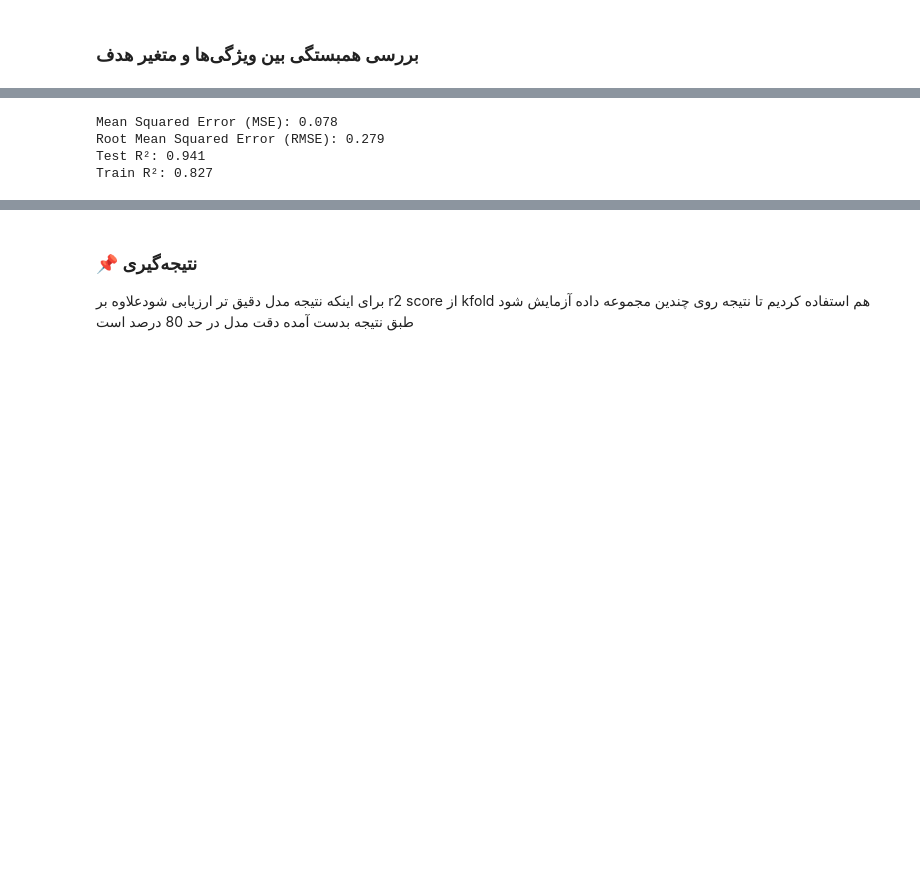
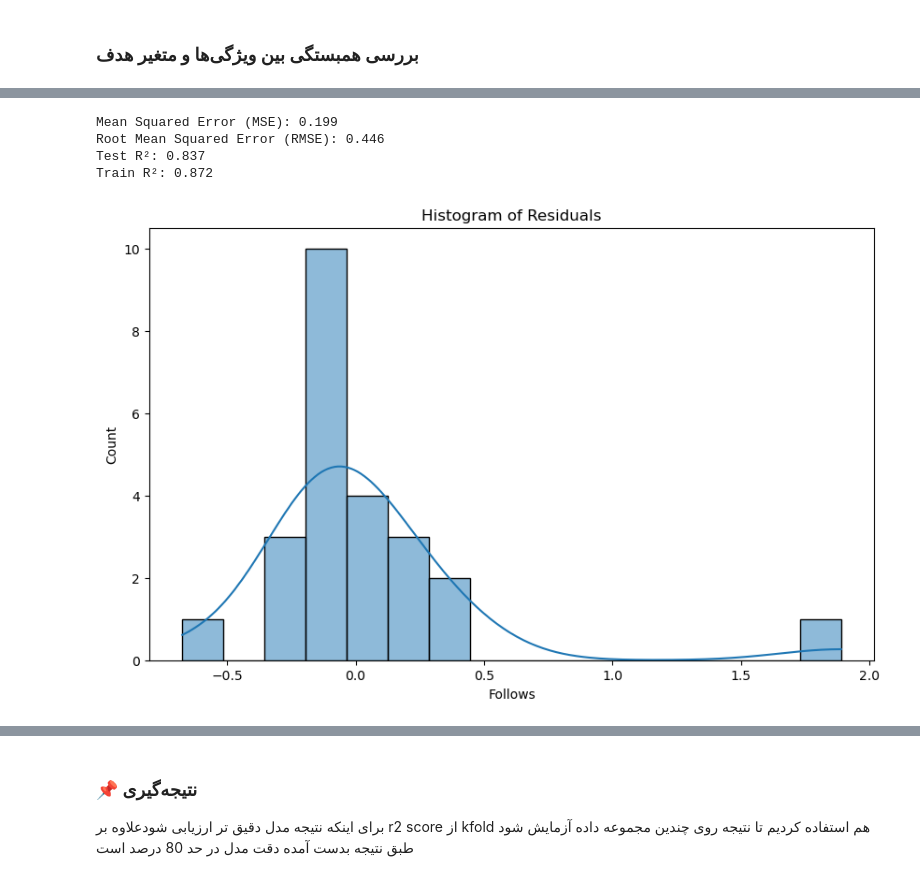
Before and after one commit to zahra5898/1404, a Jupyter notebook: projects/multiple-linear-regression/multiple_linier_regression.ipynb, the cells around one changed output, grey strips where cells are left out. Saved outputs shown, nothing was run; the diff lists cells and outputs as text; code cells hidden in the pictures; blank space fills up the shorter version.

```diff
--- a/projects/multiple-linear-regression/multiple_linier_regression.ipynb
+++ b/projects/multiple-linear-regression/multiple_linier_regression.ipynb
@@ -151,6 +170,6 @@ removed data count: 119
 # %%
 scaler = StandardScaler()
-df_scaled = df_tirmmed.copy()
+df_scaled = df.copy()
 
 df_scaled[features] = scaler.fit_transform(df_scaled[features])
 # %%
@@ -193,28 +222,36 @@ Intercept: 0.011
 # %%
 # =====================
 # Model Evaluation
 # =====================
 
 # Make predictions
 y_pred = model.predict(X_test)
+residuals = y_test - y_pred
 
 # Calculate metrics
 mse = mean_squared_error(y_test, y_pred)
 rmse = np.sqrt(mse)
 r2 = r2_score(y_test, y_pred)
 
 print(f"Mean Squared Error (MSE): {mse:.3f}")
 print(f"Root Mean Squared Error (RMSE): {rmse:.3f}")
 print(f"Test R²: {r2:.3f}")
 
 y_train_pred = model.predict(X_train)
 r2_train = r2_score(y_train, y_train_pred)
 print(f"Train R²: {r2_train:.3f}")
+
+# نمودار باقی‌مانده‌ها
+plt.figure(figsize=(10, 6))
+sns.histplot(residuals, kde=True)
+plt.title('Histogram of Residuals')
+plt.show()
 # %% [output]
-Mean Squared Error (MSE): 0.078
-Root Mean Squared Error (RMSE): 0.279
-Test R²: 0.941
-Train R²: 0.827
+Mean Squared Error (MSE): 0.199
+Root Mean Squared Error (RMSE): 0.446
+Test R²: 0.837
+Train R²: 0.872
+[figure, added]
 # %%
 from sklearn.model_selection import cross_val_score
 from sklearn.model_selection import KFold
```
Also changed, not shown: parts of 12 cells of this notebook, 1 other file.
